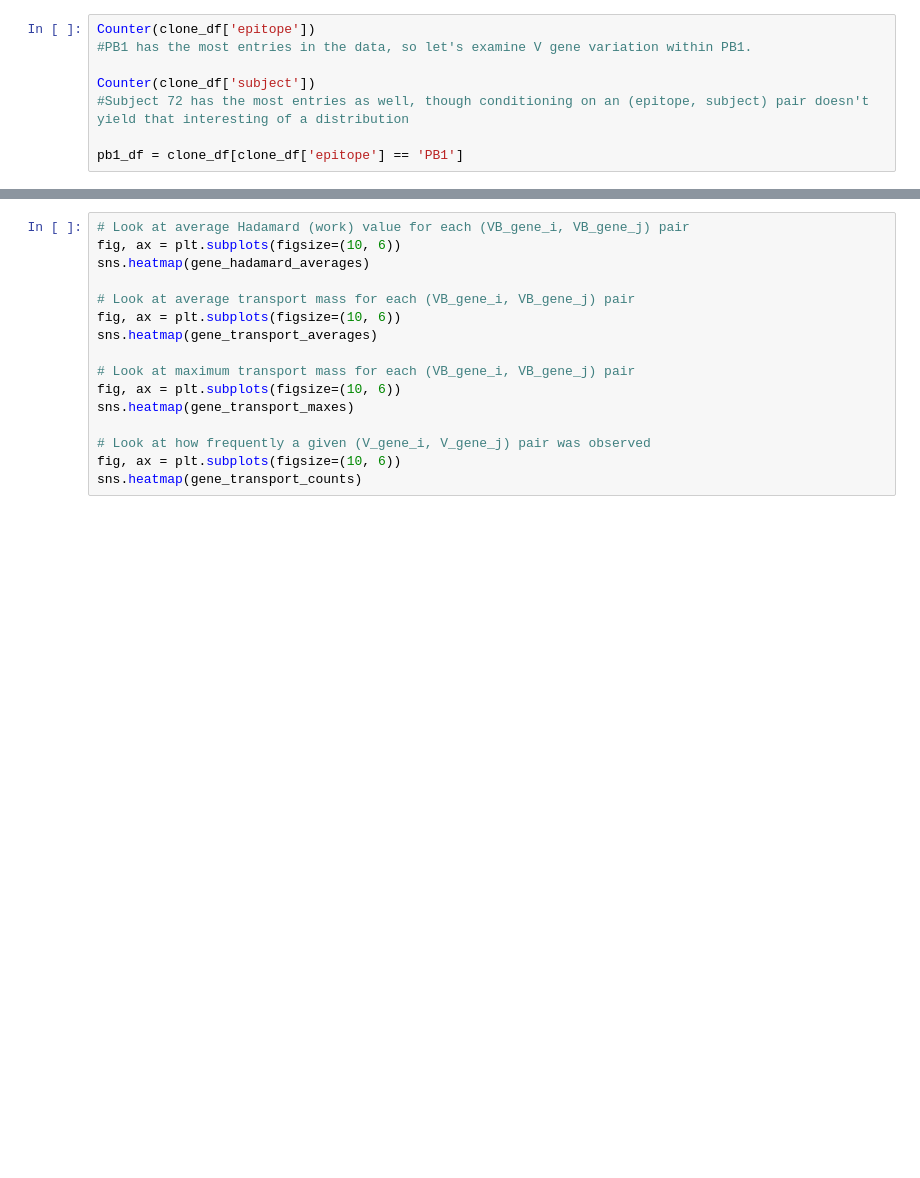
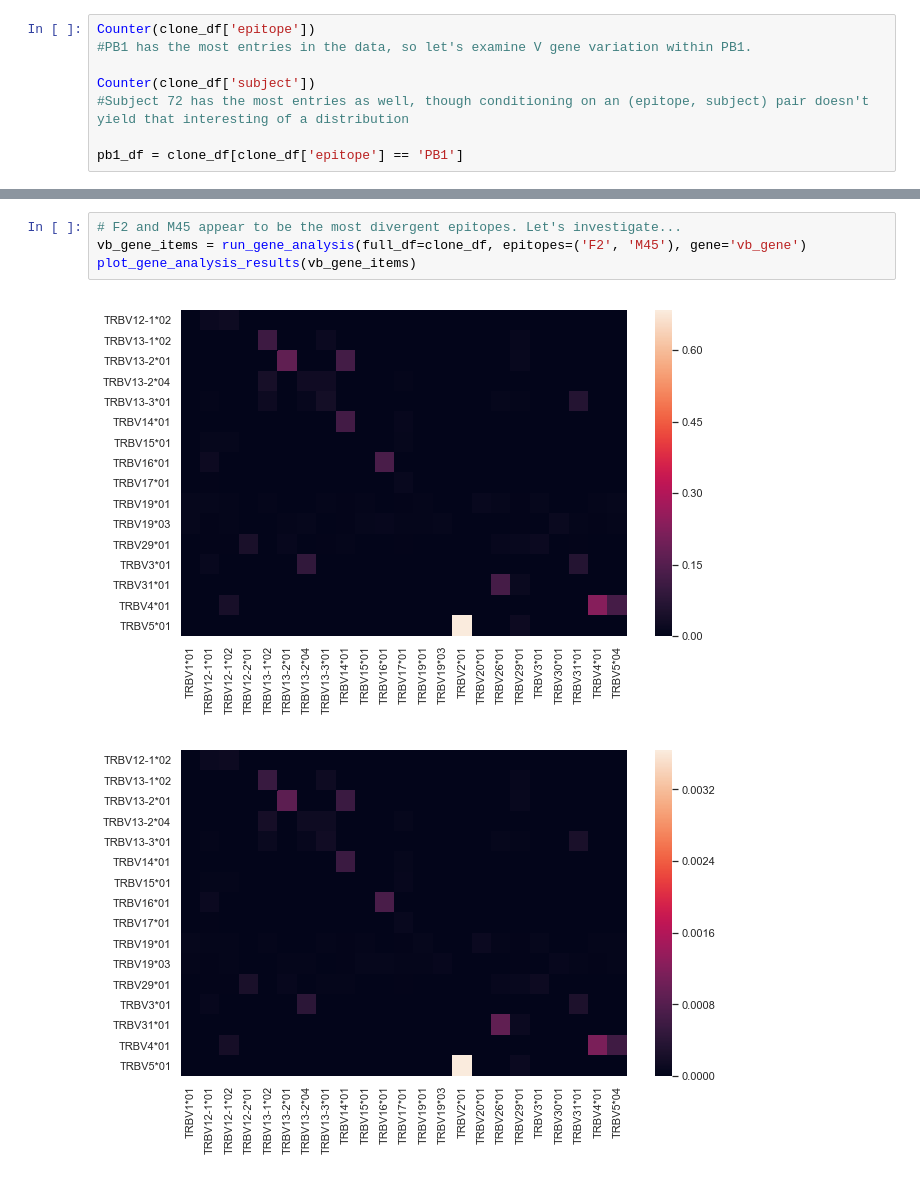
Before and after one commit to matsengrp/transport, a Jupyter notebook: transport.ipynb, the cells around one changed output, grey strips where cells are left out. Drawn from its saved outputs; the diff is of its cells as text; blank space fills up the shorter version.

Commit message:
Abstract gene analysis for general gene types

```diff
--- a/transport.ipynb
+++ b/transport.ipynb
@@ -219,16 +256,7 @@ for f2_gene in f2_vb_genes:
-# %%
-# Look at average Hadamard (work) value for each (VB_gene_i, VB_gene_j) pair
-fig, ax = plt.subplots(figsize=(10, 6))
-sns.heatmap(gene_hadamard_averages)
-
-# Look at average transport mass for each (VB_gene_i, VB_gene_j) pair
-fig, ax = plt.subplots(figsize=(10, 6))
-sns.heatmap(gene_transport_averages)
-
-# Look at maximum transport mass for each (VB_gene_i, VB_gene_j) pair
-fig, ax = plt.subplots(figsize=(10, 6))
-sns.heatmap(gene_transport_maxes)
-
-# Look at how frequently a given (V_gene_i, V_gene_j) pair was observed
-fig, ax = plt.subplots(figsize=(10, 6))
-sns.heatmap(gene_transport_counts)
+# %%
+# F2 and M45 appear to be the most divergent epitopes. Let's investigate...
+vb_gene_items = run_gene_analysis(full_df=clone_df, epitopes=('F2', 'M45'), gene='vb_gene')
+plot_gene_analysis_results(vb_gene_items)
+# %% [output]
+[figure, added]
+[figure, added]
```
Also changed, not shown: parts of 4 cells of this notebook.
